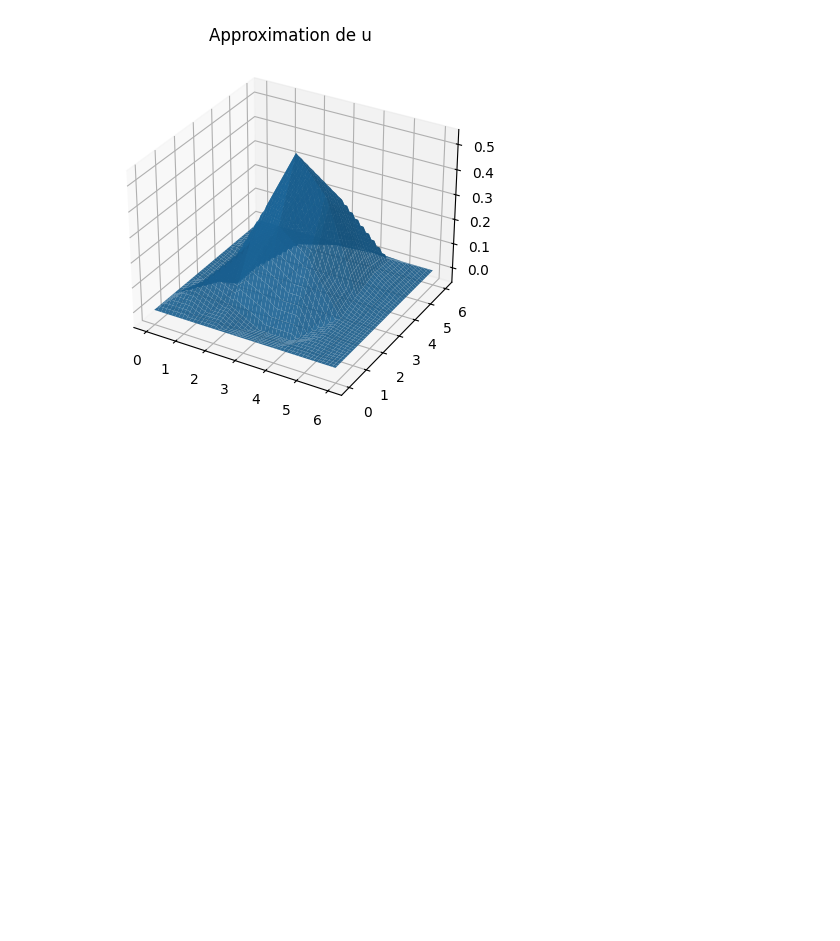
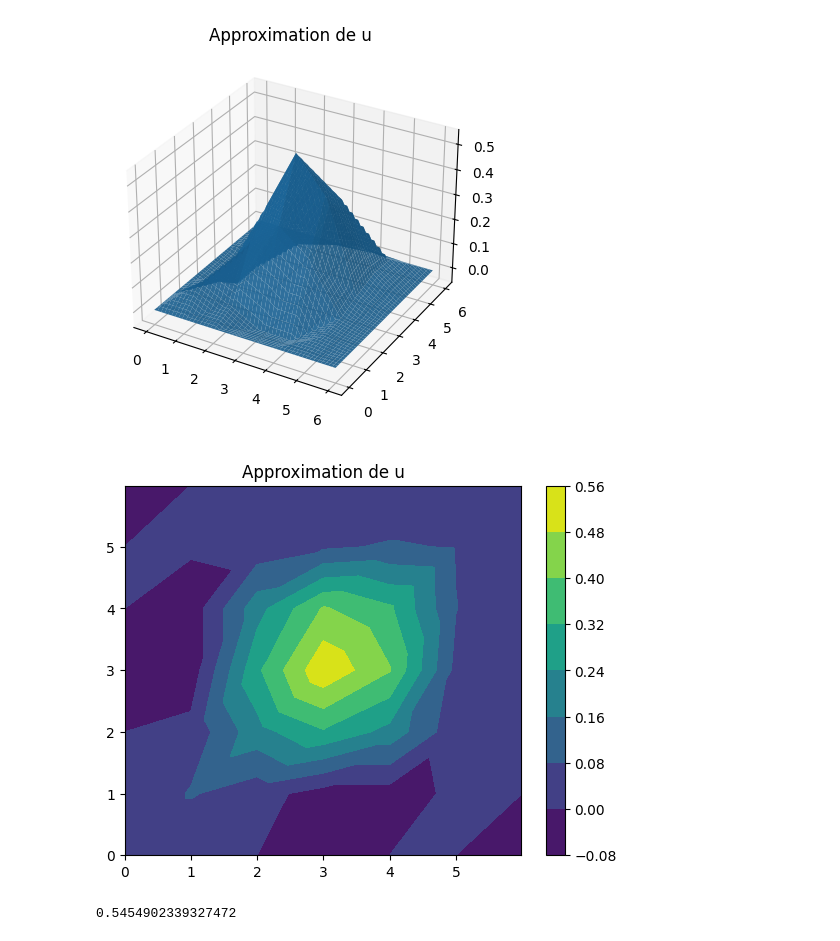
Before and after one commit to cagnol/PDE-Lab-2025, a Jupyter notebook: TD-Chapitre5.ipynb, the cells around one changed output. Drawn from its saved outputs; the diff is of its cells as text; code cells hidden in the pictures; blank space fills up the shorter version.

```diff
--- a/TD-Chapitre5.ipynb
+++ b/TD-Chapitre5.ipynb
@@ -445,3 +445,18 @@ plt.title("Approximation de u")
 plt.show()
 # %% [output]
 [figure]
+# %%
+# Pour les amoureux de la montagne, les courbes de niveau...
+
+fig, ax = plt.subplots()
+PCM=ax.contourf(X, Y, Z)
+
+plt.title("Approximation de u")
+plt.colorbar(PCM, ax=ax)
+plt.show()
+# %% [output]
+[figure, added]
+# %%
+u_approx(Lx/2,Ly/2)
+# %% [output]
+0.5454902339327472
```
